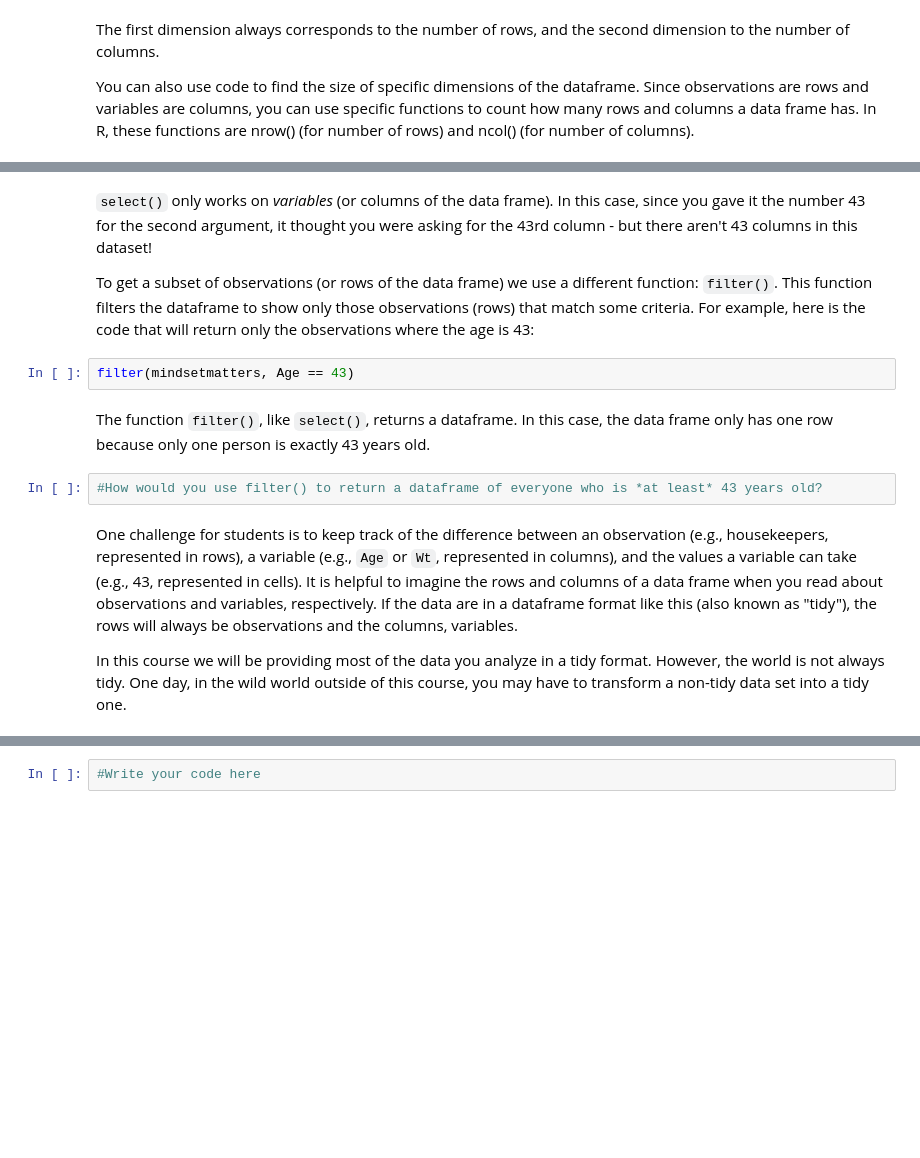
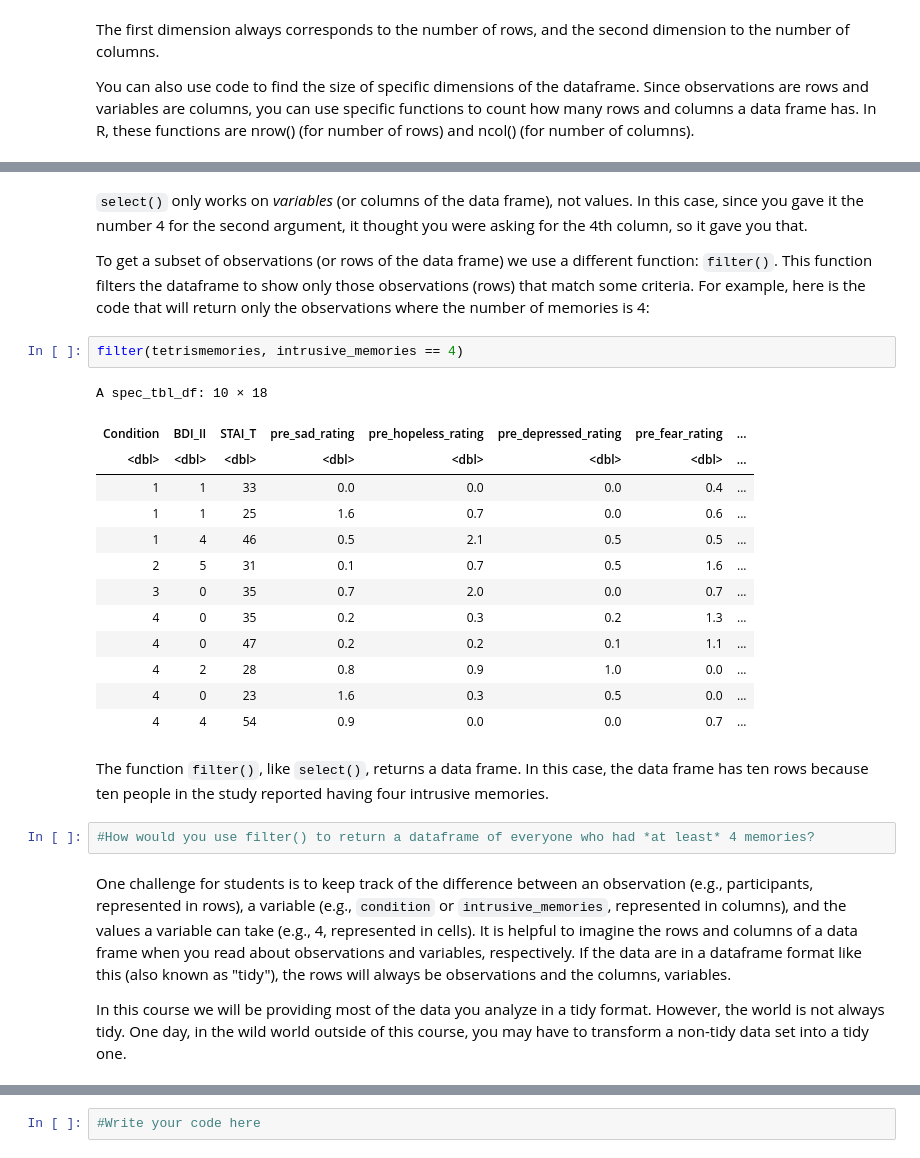
Before and after one commit to smburns47/Psyc158, a Jupyter notebook: chapter-4.ipynb, the cells around one changed output, grey strips where cells are left out. Saved outputs shown, nothing was run; the diff lists cells and outputs as text; blank space fills up the shorter version.

````diff
--- a/chapter-4.ipynb
+++ b/chapter-4.ipynb
@@ -180,15 +291,29 @@ select(mindsetmatters, 43)
 # %% [markdown]
-```select()``` only works on *variables* (or columns of the data frame). In this case, since you gave it the number 43 for the second argument, it thought you were asking for the 43rd column - but there aren't 43 columns in this dataset!
+```select()``` only works on *variables* (or columns of the data frame), not values. In this case, since you gave it the number 4 for the second argument, it thought you were asking for the 4th column, so it gave you that.
 
-To get a subset of observations (or rows of the data frame) we use a different function: ```filter()```. This function filters the dataframe to show only those observations (rows) that match some criteria. For example, here is the code that will return only the observations where the age is 43:
+To get a subset of observations (or rows of the data frame) we use a different function: ```filter()```. This function filters the dataframe to show only those observations (rows) that match some criteria. For example, here is the code that will return only the observations where the number of memories is 4:
 # %%
-filter(mindsetmatters, Age == 43)
+filter(tetrismemories, intrusive_memories == 4)
+# %% [output]
+A spec_tbl_df: 10 × 18
+| Condition | BDI_II | STAI_T | pre_sad_rating | pre_hopeless_rating | pre_depressed_rating | pre_fear_rating | ... |
+| <dbl> | <dbl> | <dbl> | <dbl> | <dbl> | <dbl> | <dbl> | ... |
+| 1 | 1 | 33 | 0.0 | 0.0 | 0.0 | 0.4 | ... |
+| 1 | 1 | 25 | 1.6 | 0.7 | 0.0 | 0.6 | ... |
+| 1 | 4 | 46 | 0.5 | 2.1 | 0.5 | 0.5 | ... |
+| 2 | 5 | 31 | 0.1 | 0.7 | 0.5 | 1.6 | ... |
+| 3 | 0 | 35 | 0.7 | 2.0 | 0.0 | 0.7 | ... |
+| 4 | 0 | 35 | 0.2 | 0.3 | 0.2 | 1.3 | ... |
+| 4 | 0 | 47 | 0.2 | 0.2 | 0.1 | 1.1 | ... |
+| 4 | 2 | 28 | 0.8 | 0.9 | 1.0 | 0.0 | ... |
+| 4 | 0 | 23 | 1.6 | 0.3 | 0.5 | 0.0 | ... |
+| 4 | 4 | 54 | 0.9 | 0.0 | 0.0 | 0.7 | ... |
 # %% [markdown]
-The function ```filter()```, like ```select()```, returns a dataframe. In this case, the data frame only has one row because only one person is exactly 43 years old.
+The function ```filter()```, like ```select()```, returns a data frame. In this case, the data frame has ten rows because ten people in the study reported having four intrusive memories.
 # %%
-#How would you use filter() to return a dataframe of everyone who is *at least* 43 years old?
+#How would you use filter() to return a dataframe of everyone who had *at least* 4 memories?
 # %% [markdown]
-One challenge for students is to keep track of the difference between an observation (e.g., housekeepers, represented in rows), a variable (e.g., ```Age``` or ```Wt```, represented in columns), and the values a variable can take (e.g., 43, represented in cells). It is helpful to imagine the rows and columns of a data frame when you read about observations and variables, respectively. If the data are in a dataframe format like this (also known as "tidy"), the rows will always be observations and the columns, variables.
+One challenge for students is to keep track of the difference between an observation (e.g., participants, represented in rows), a variable (e.g., ```condition``` or ```intrusive_memories```, represented in columns), and the values a variable can take (e.g., 4, represented in cells). It is helpful to imagine the rows and columns of a data frame when you read about observations and variables, respectively. If the data are in a dataframe format like this (also known as "tidy"), the rows will always be observations and the columns, variables.
 
 In this course we will be providing most of the data you analyze in a tidy format. However, the world is not always tidy. One day, in the wild world outside of this course, you may have to transform a non-tidy data set into a tidy one.
 # %% [markdown]
````
Also changed, not shown: parts of 47 cells of this notebook, 2 other files.
